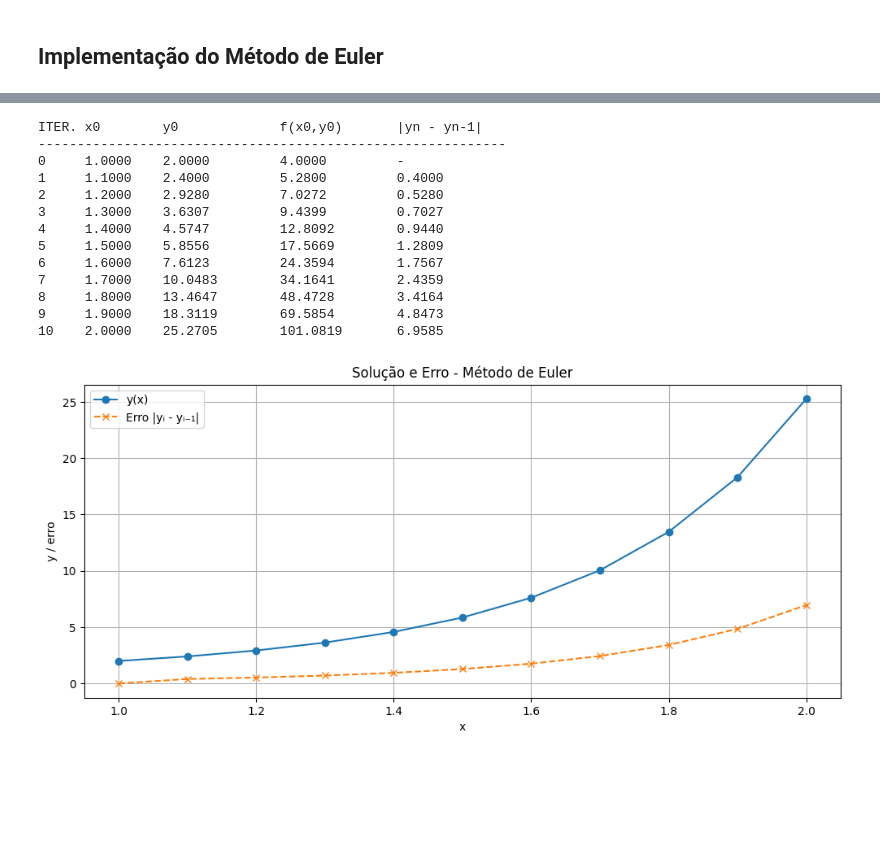
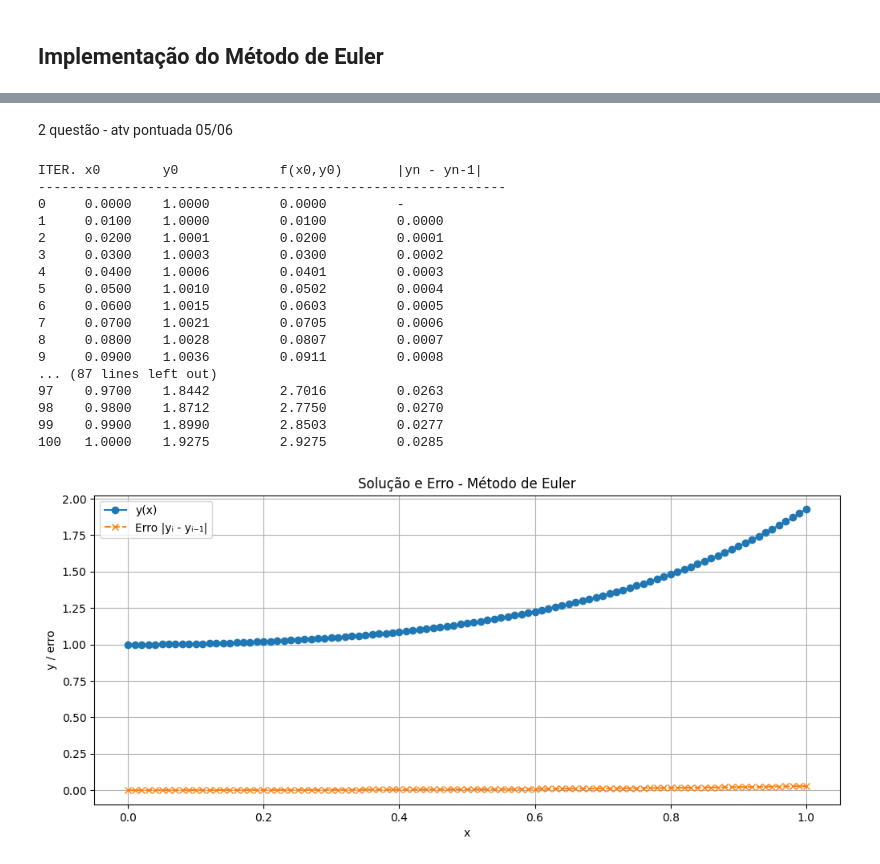
Before and after one commit to Xmagnop/NumericCalculations, a Jupyter notebook: EDOMethods/euler.ipynb, the cells around one changed output, grey strips where cells are left out. Cells and saved outputs as stored; diff of their text form; code cells hidden in the pictures; blank space fills up the shorter version.

Commit message:
atividade pontuada 05/06

```diff
--- a/EDOMethods/euler.ipynb
+++ b/EDOMethods/euler.ipynb
@@ -51,26 +81,32 @@ def euler_com_tabela(f, x0, y0, h, n):
+# %% [markdown]
+2 questão - atv pontuada 05/06
 # %%
 # Definição da função diferencial
-f = lambda x, y: 2*x*y
+f = lambda x, y: x**(3) + (x * y)
 
 # Condições iniciais
-x0 = 1
-y0 = 2
-h = 0.1
-n = 10
+x0 = 0
+y0 = 1
+h = 0.01
+n = 100
 
 x_vals, y_vals = euler_com_tabela(f, x0, y0, h, n)
 # %% [output]
 ITER. x0        y0             f(x0,y0)       |yn - yn-1|
 ------------------------------------------------------------
-0     1.0000    2.0000         4.0000         -
-1     1.1000    2.4000         5.2800         0.4000
-2     1.2000    2.9280         7.0272         0.5280
-3     1.3000    3.6307         9.4399         0.7027
-4     1.4000    4.5747         12.8092        0.9440
-5     1.5000    5.8556         17.5669        1.2809
-6     1.6000    7.6123         24.3594        1.7567
-7     1.7000    10.0483        34.1641        2.4359
-8     1.8000    13.4647        48.4728        3.4164
-9     1.9000    18.3119        69.5854        4.8473
-10    2.0000    25.2705        101.0819       6.9585
+0     0.0000    1.0000         0.0000         -
+1     0.0100    1.0000         0.0100         0.0000
+2     0.0200    1.0001         0.0200         0.0001
+3     0.0300    1.0003         0.0300         0.0002
+4     0.0400    1.0006         0.0401         0.0003
+5     0.0500    1.0010         0.0502         0.0004
+6     0.0600    1.0015         0.0603         0.0005
+7     0.0700    1.0021         0.0705         0.0006
+8     0.0800    1.0028         0.0807         0.0007
+9     0.0900    1.0036         0.0911         0.0008
+... (87 lines left out)
+97    0.9700    1.8442         2.7016         0.0263
+98    0.9800    1.8712         2.7750         0.0270
+99    0.9900    1.8990         2.8503         0.0277
+100   1.0000    1.9275         2.9275         0.0285
-[figure, old version]
+[figure, new version]
```
Also changed, not shown: parts of 4 cells of this notebook, 3 other files.
